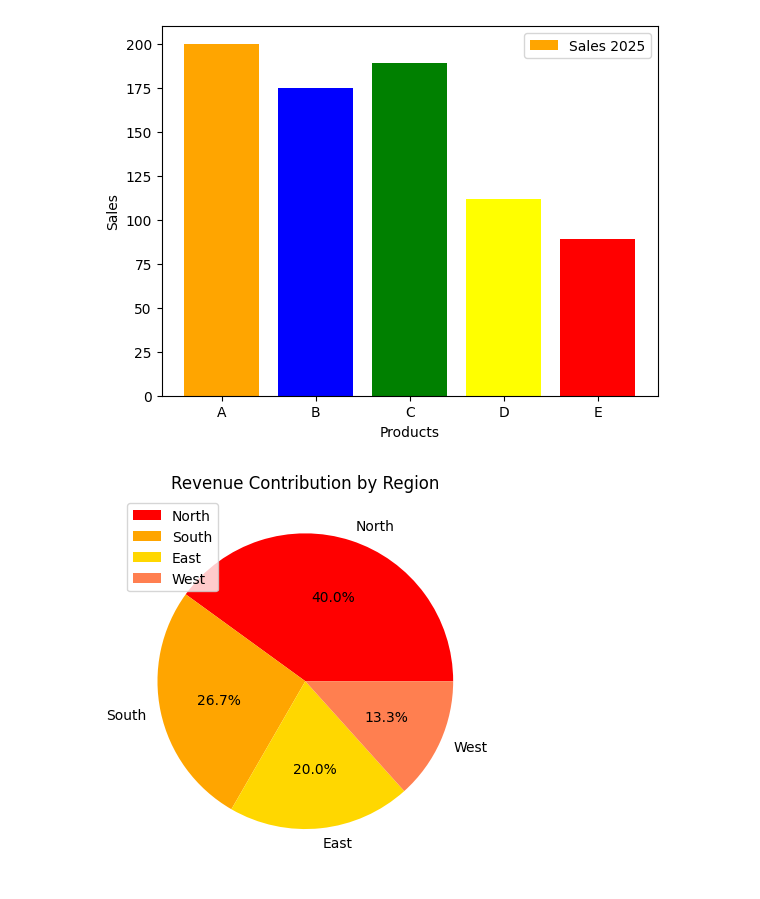
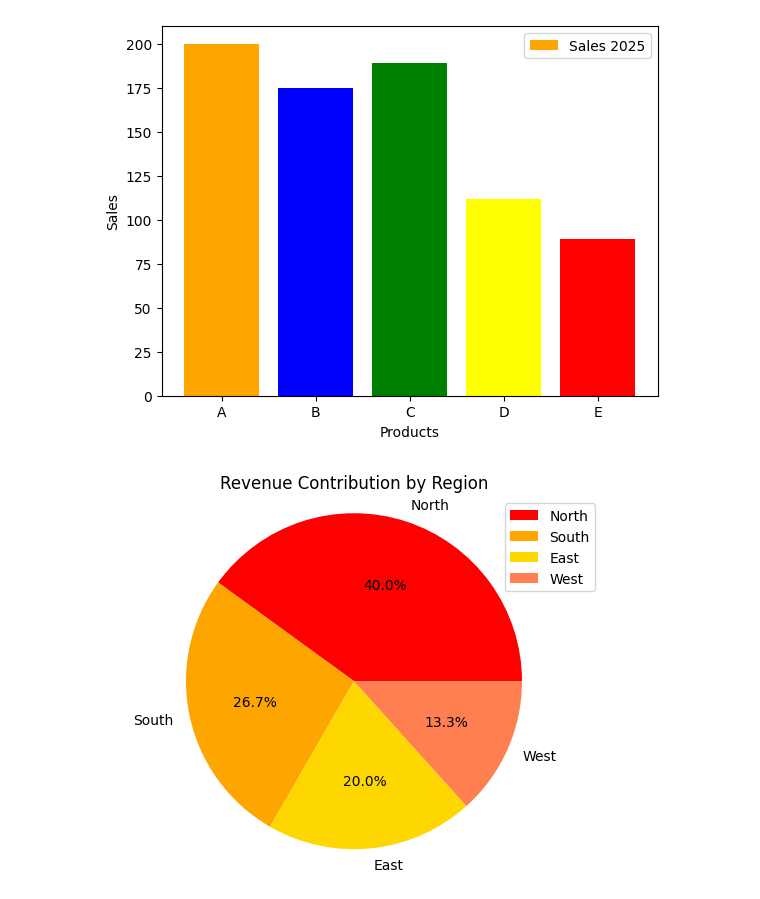
Before and after one commit to kushbharti/matlib_prac, a Jupyter notebook: main.ipynb, the cells around one changed output. Drawn from its saved outputs; the diff is of its cells as text; code cells hidden in the pictures.

```diff
--- a/main.ipynb
+++ b/main.ipynb
@@ -31,14 +31,14 @@ plt.show()
 [figure]
 # %%
 # Pie Chart:-
-
 
 regions = ['North', 'South', 'East', 'West']
 revenue = [3000, 2000, 1500, 1000]
 
 plt.pie(revenue, labels=regions, autopct='%1.1f%%', colors=['red', 'orange', 'gold', 'coral'])
 plt.title('Revenue Contribution by Region')
 plt.legend()
+plt.axis('equal')
 plt.show()
 # %% [output]
-[figure, old version]
+[figure, new version]
```
Also changed, not shown: parts of 3 cells of this notebook.
